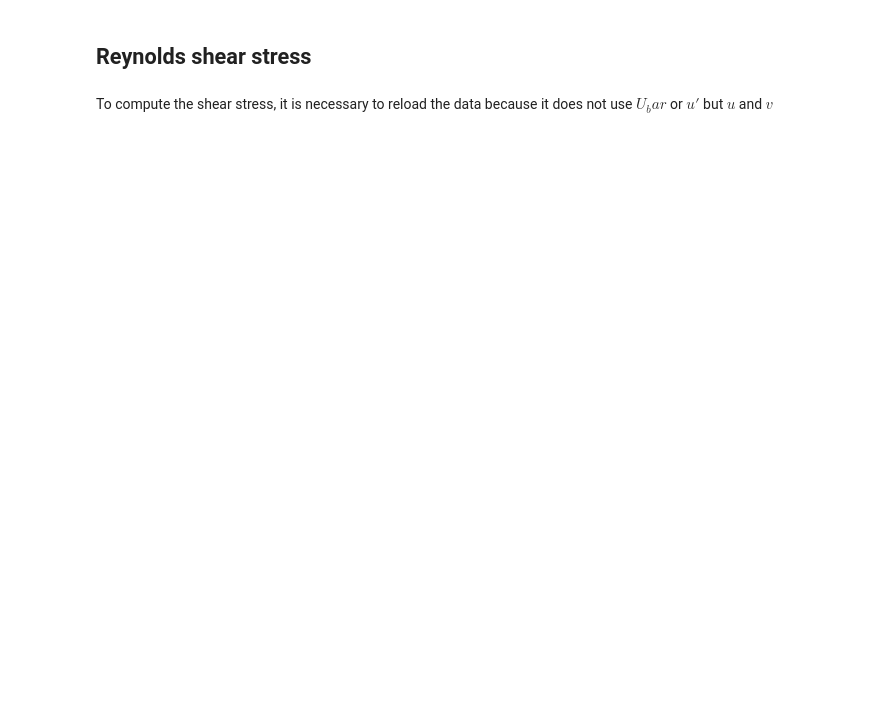
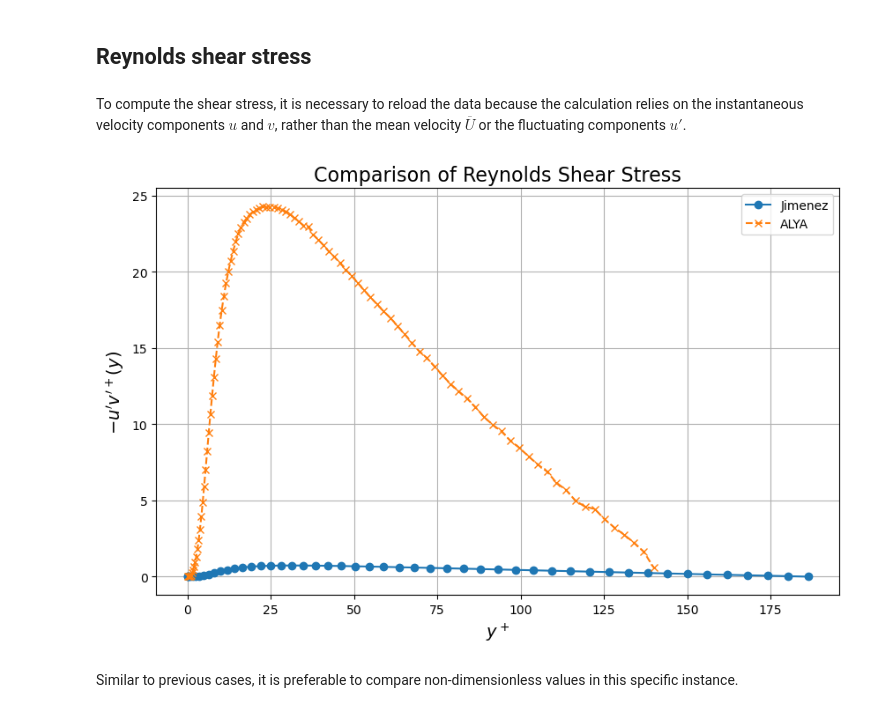
Before and after one commit to corentinprados/Q_event_DRL_control, a Jupyter notebook: ALYA/ALYA_small_load_post_processing.ipynb, the cells around one changed output. Drawn from its saved outputs; the diff is of its cells as text; code cells hidden in the pictures; blank space fills up the shorter version.

```diff
--- a/ALYA/ALYA_small_load_post_processing.ipynb
+++ b/ALYA/ALYA_small_load_post_processing.ipynb
@@ -509,7 +609,7 @@ VERIFY IF TAKING NOT EXACTLY THE SAME U TAU CHANGE SOMETHING
 # %% [markdown]
 ## Reynolds shear stress
 # %% [markdown]
-To compute the shear stress, it is necessary to reload the data because it does not use $U_bar$ or $u'$ but $u$ and $v$
+To compute the shear stress, it is necessary to reload the data because the calculation relies on the instantaneous velocity components $u$ and $v$, rather than the mean velocity $\overline{U}$ or the fluctuating components $u'$.
 # %%
 def load_data_and_give_shear_stress(directory, mean_velocities):
     """
@@ -605,17 +695,39 @@ def normliaze_shear_stress(shear_stress, u_tau, delta_tau):
+# %%
+def normalize_shear_stress(shear_stress, u_tau, delta_tau):
+    """
+    Normalizes the shear stress and the y-coordinate.
+
+    Parameters:
+    - shear_stress (DataFrame): DataFrame containing the shear stress data.
+    - u_tau (float): Friction velocity.
+    - delta_tau (float): Characteristic length scale.
+
+    Returns:
+    - pd.DataFrame: Normalized shear stress and y-coordinate.
+    """
+    # Normalize the shear stress component
+    shear_stress_normalized = shear_stress.copy()
+    shear_stress_normalized['uv'] /= (u_tau ** 2)
+
+    # Normalize the y-coordinate in the DataFrame
+    shear_stress_normalized['y'] = shear_stress_normalized.index/ delta_tau
+    shear_stress_normalized.set_index('y', inplace=True)
+
+    return shear_stress_normalized
 # %%
-shear_stress = load_data_and_give_shear_stress(directory, mean_velocities)
-shear_stress_normalized = normliaze_shear_stress(shear_stress, u_tau, delta_tau)
-filtered_normliaze_shear_stress =
+#shear_stress = load_data_and_give_shear_stress(directory_path, mean_velocities)
+shear_stress_normalized = normalize_shear_stress(shear_stress, u_tau, delta_tau)
+filtered_shear_stress_normalized = filter_data_by_y(shear_stress_normalized, y_min, y_max)
 # %%
-def plot_reynolds_shear_stress(dataframe_jimenez, filtered_stress):
+def plot_reynolds_shear_stress(dataframe_jimenez, shear_stress_normalized):
     """
     Plots the Reynolds shear stress against the y-coordinate for data from Jimenez and ALYA.
 
     Parameters:
     - dataframe_jimenez (DataFrame): Contains the Jimenez dataset with columns such as "y+", "uv'+", etc.
-    - filtered_stress (DataFrame): Contains ALYA data with columns such as "y", "-u_prime_times_v_prime".
+    - shear_stress_normalized (DataFrame): Contains ALYA data with columns such as "uv" indexed by "y".
 
-    Both dataframes are expected to have appropriate columns for plotting the Reynolds shear stress against y-coordinate.
+    Both dataframes are expected to have appropriate columns for plotting the Reynolds shear stress against the y-coordinate.
     """
     # Create a plot
     plt.figure(figsize=(10, 6))
@@ -624,7 +736,7 @@ def plot_reynolds_shear_stress(dataframe_jimenez, filtered_stress):
     plt.plot(dataframe_jimenez['y+'], -dataframe_jimenez["uv'+"], label='Jimenez', marker='o', linestyle='-')
 
     # Plotting ALYA filtered data
-    plt.plot(filtered_stress['y'], filtered_stress['-u_prime_times_v_prime'], label='ALYA', marker='x', linestyle='--')
+    plt.plot(shear_stress_normalized.index, -shear_stress_normalized['uv']/u_tau, label='ALYA', marker='x', linestyle='--')
 
     # Adding labels and title
     plt.xlabel('$y^+$', fontsize=14)
@@ -638,5 +750,8 @@ def plot_reynolds_shear_stress(dataframe_jimenez, filtered_stress):
     plt.grid(True)
     plt.show()
 # %%
-filtered_stress = compute_reynolds_shear_stress(filtered_rms_velocities_normalized)
-plot_reynolds_shear_stress(dataframe_jimenez, filtered_stress)
+plot_reynolds_shear_stress(dataframe_jimenez, filtered_shear_stress_normalized)
+# %% [output]
+[figure, added]
+# %% [markdown]
+Similar to previous cases, it is preferable to compare non-dimensionless values in this specific instance.
```
Also changed, not shown: parts of 34 cells of this notebook, 4 other files.
